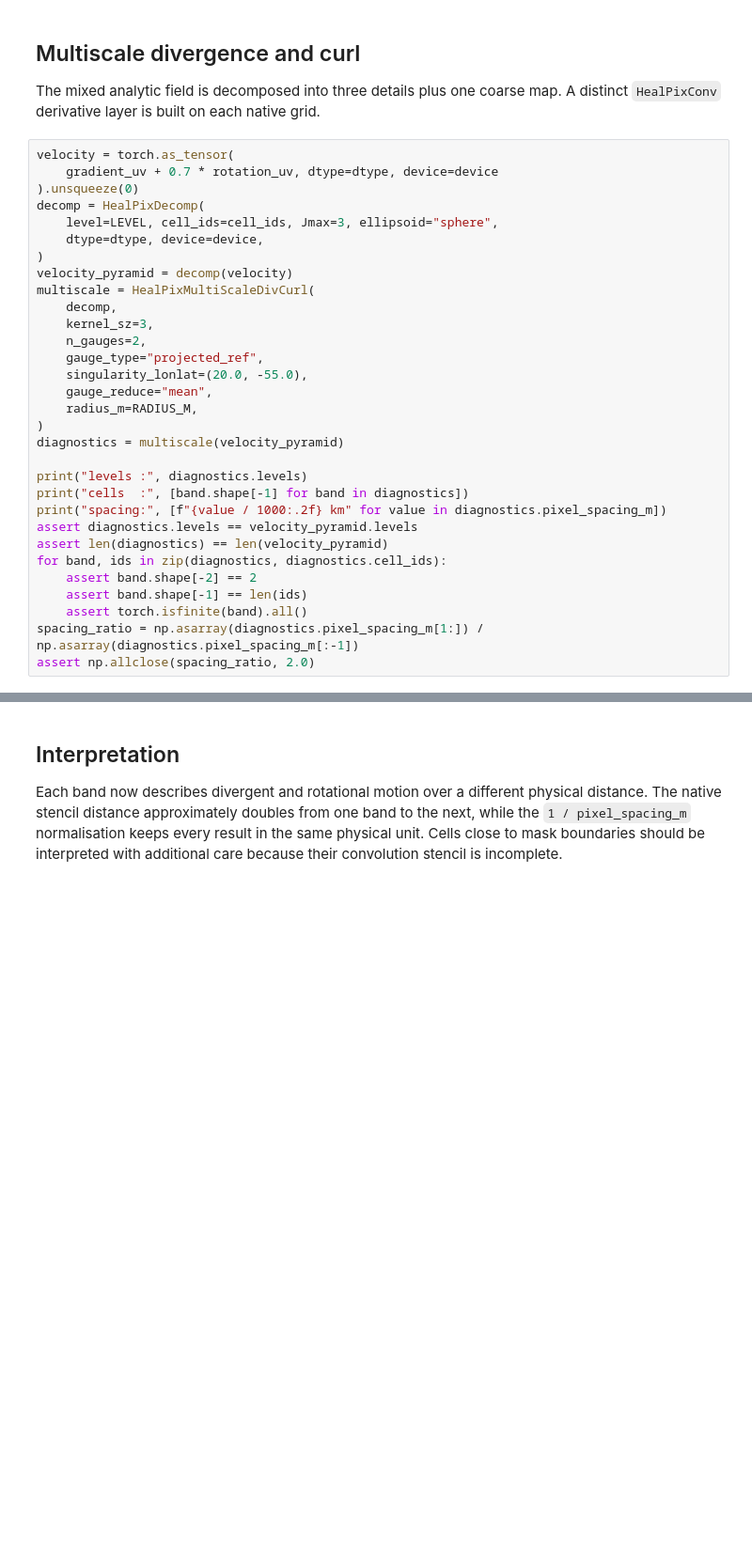
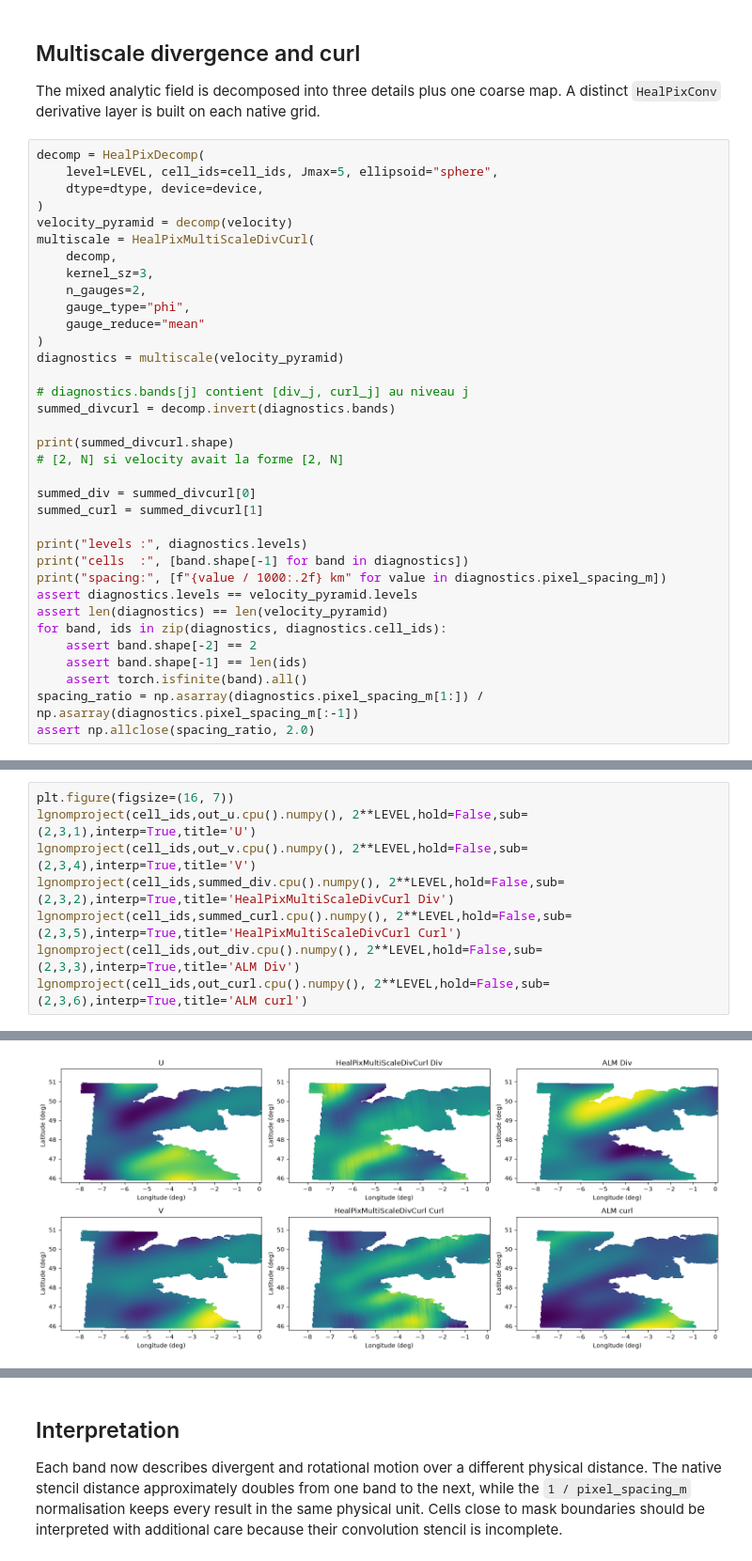
Before and after one commit to GRID4EARTH/healpix-analyse, a Jupyter notebook: Notebooks/divcurl_test.ipynb, the cells around one changed output, grey strips where cells are left out. Shown at 94% size. Saved outputs shown, nothing was run; the diff lists cells and outputs as text; blank space fills up the shorter version.

```diff
--- a/Notebooks/divcurl_test.ipynb
+++ b/Notebooks/divcurl_test.ipynb
@@ -341,11 +253,8 @@ for ax, (values, title) in zip(axes.ravel(), panels):
 
 The mixed analytic field is decomposed into three details plus one coarse map. A distinct `HealPixConv` derivative layer is built on each native grid.
 # %%
-velocity = torch.as_tensor(
-    gradient_uv + 0.7 * rotation_uv, dtype=dtype, device=device
-).unsqueeze(0)
 decomp = HealPixDecomp(
-    level=LEVEL, cell_ids=cell_ids, Jmax=3, ellipsoid="sphere",
+    level=LEVEL, cell_ids=cell_ids, Jmax=5, ellipsoid="sphere",
     dtype=dtype, device=device,
 )
 velocity_pyramid = decomp(velocity)
@@ -353,12 +262,19 @@ multiscale = HealPixMultiScaleDivCurl(
     decomp,
     kernel_sz=3,
     n_gauges=2,
-    gauge_type="projected_ref",
-    singularity_lonlat=(20.0, -55.0),
-    gauge_reduce="mean",
-    radius_m=RADIUS_M,
+    gauge_type="phi",
+    gauge_reduce="mean"
 )
 diagnostics = multiscale(velocity_pyramid)
+
+# diagnostics.bands[j] contient [div_j, curl_j] au niveau j
+summed_divcurl = decomp.invert(diagnostics.bands)
+
+print(summed_divcurl.shape)
+# [2, N] si velocity avait la forme [2, N]
+
+summed_div = summed_divcurl[0]
+summed_curl = summed_divcurl[1]
 
 print("levels :", diagnostics.levels)
 print("cells  :", [band.shape[-1] for band in diagnostics])
@@ -391,0 +295,9 @@ print({"loss": loss.item(), "gradient_norm": learnable.grad.norm().item()})
+# %%
+plt.figure(figsize=(16, 7))
+lgnomproject(cell_ids,out_u.cpu().numpy(), 2**LEVEL,hold=False,sub=(2,3,1),interp=True,title='U')
+lgnomproject(cell_ids,out_v.cpu().numpy(), 2**LEVEL,hold=False,sub=(2,3,4),interp=True,title='V')
+lgnomproject(cell_ids,summed_div.cpu().numpy(), 2**LEVEL,hold=False,sub=(2,3,2),interp=True,title='HealPixMultiScaleDivCurl Div')
+lgnomproject(cell_ids,summed_curl.cpu().numpy(), 2**LEVEL,hold=False,sub=(2,3,5),interp=True,title='HealPixMultiScaleDivCurl Curl')
+lgnomproject(cell_ids,out_div.cpu().numpy(), 2**LEVEL,hold=False,sub=(2,3,3),interp=True,title='ALM Div')
+lgnomproject(cell_ids,out_curl.cpu().numpy(), 2**LEVEL,hold=False,sub=(2,3,6),interp=True,title='ALM curl')
+# %% [output]
@@ -391,0 +305 @@ print({"loss": loss.item(), "gradient_norm": learnable.grad.norm().item()})
+[figure, added]
```
Also changed, not shown: parts of 15 cells of this notebook, 1 other file.
